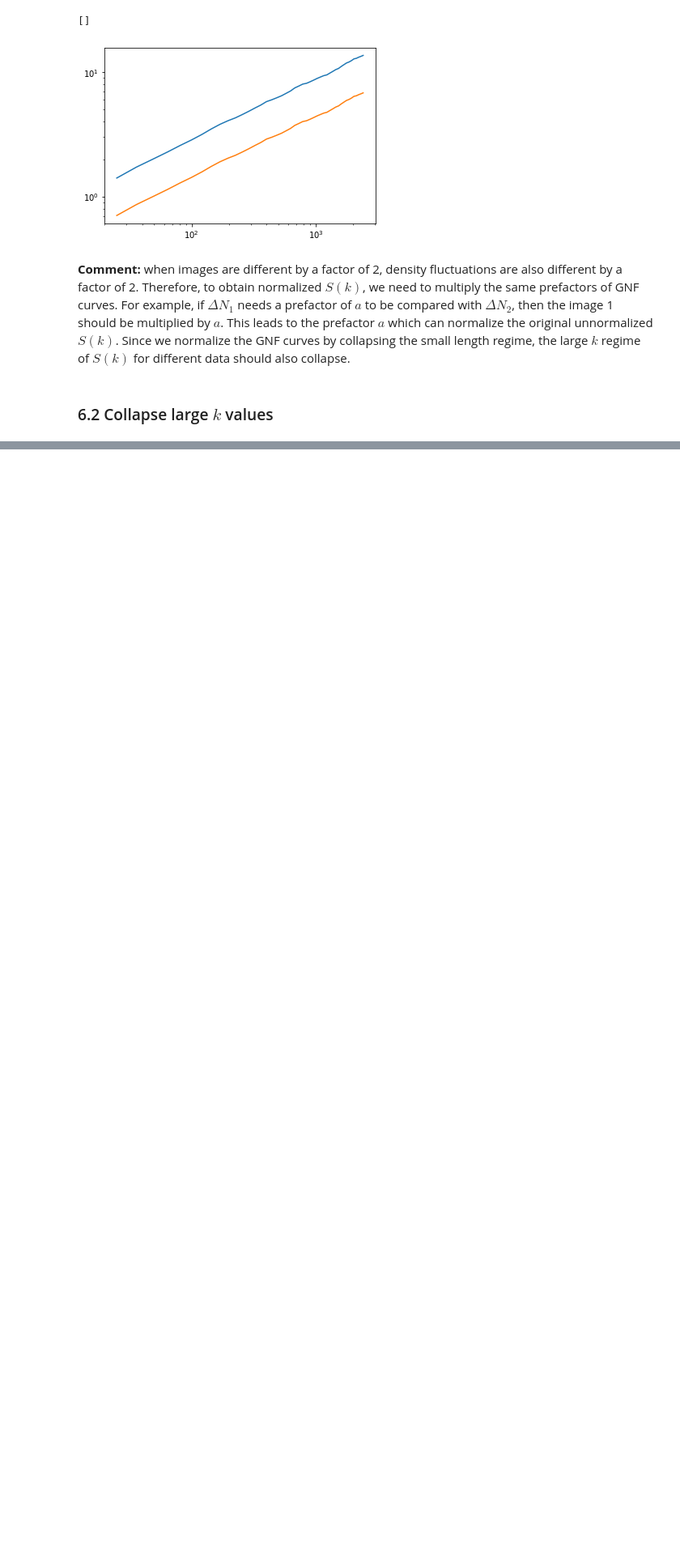
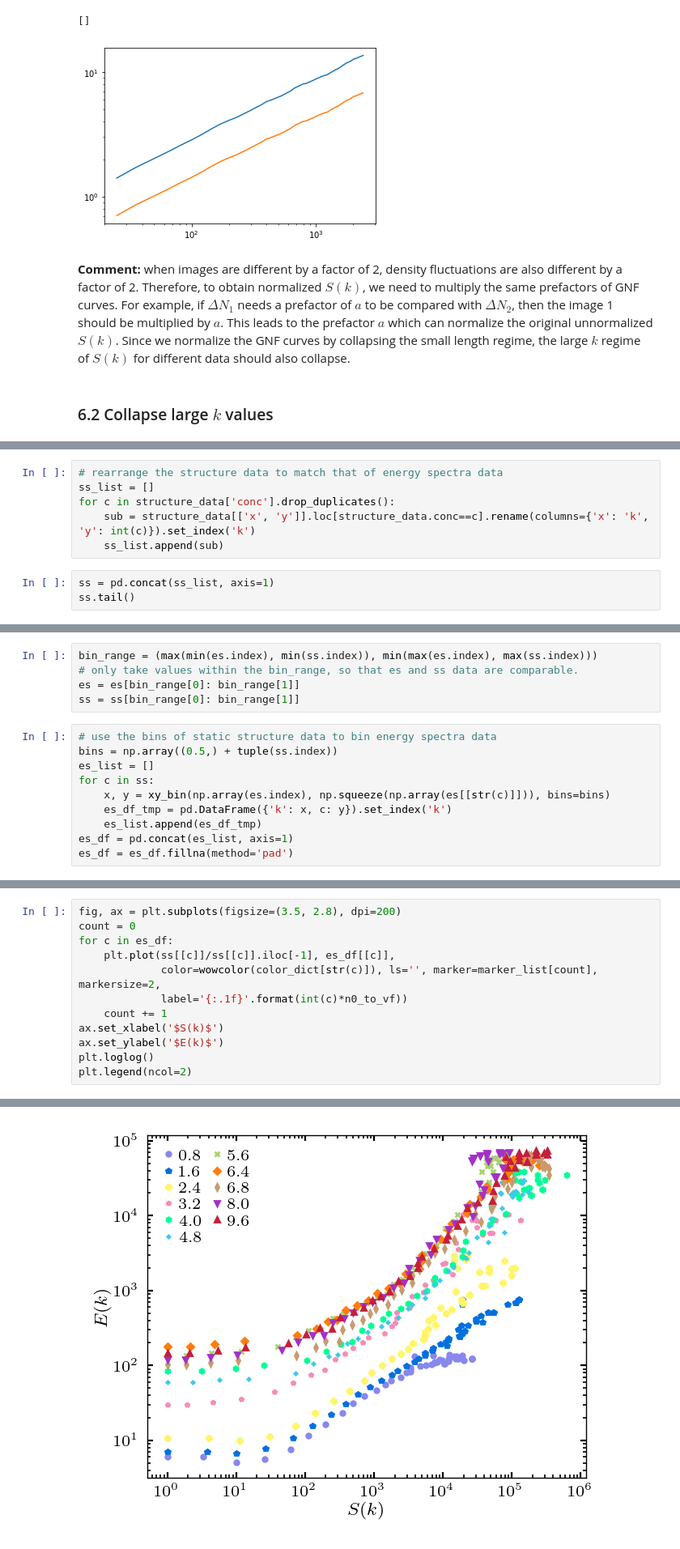
Before and after one commit to ZLoverty/Python, a Jupyter notebook: Correlation/src/fig-5_energy-spectrum.ipynb, the cells around one changed output, grey strips where cells are left out. Shown at 81% size. Drawn from its saved outputs; the diff is of its cells as text; blank space fills up the shorter version.

```diff
--- a/Correlation/src/fig-5_energy-spectrum.ipynb
+++ b/Correlation/src/fig-5_energy-spectrum.ipynb
@@ -917,0 +998,9 @@ plt.loglog()
+# %%
+# rearrange the structure data to match that of energy spectra data
+ss_list = []
+for c in structure_data['conc'].drop_duplicates():
+    sub = structure_data[['x', 'y']].loc[structure_data.conc==c].rename(columns={'x': 'k', 'y': int(c)}).set_index('k')
+    ss_list.append(sub)
+# %%
+ss = pd.concat(ss_list, axis=1)
+ss.tail()
@@ -917,0 +1015,15 @@ plt.loglog()
+# %%
+bin_range = (max(min(es.index), min(ss.index)), min(max(es.index), max(ss.index)))
+# only take values within the bin_range, so that es and ss data are comparable.
+es = es[bin_range[0]: bin_range[1]]
+ss = ss[bin_range[0]: bin_range[1]]
+# %%
+# use the bins of static structure data to bin energy spectra data
+bins = np.array((0.5,) + tuple(ss.index))
+es_list = []
+for c in ss:
+    x, y = xy_bin(np.array(es.index), np.squeeze(np.array(es[[str(c)]])), bins=bins)
+    es_df_tmp = pd.DataFrame({'k': x, c: y}).set_index('k')
+    es_list.append(es_df_tmp)
+es_df = pd.concat(es_list, axis=1)
+es_df = es_df.fillna(method='pad')
@@ -917,0 +1033,13 @@ plt.loglog()
+# %%
+fig, ax = plt.subplots(figsize=(3.5, 2.8), dpi=200)
+count = 0
+for c in es_df:
+    plt.plot(ss[[c]]/ss[[c]].iloc[-1], es_df[[c]],
+             color=wowcolor(color_dict[str(c)]), ls='', marker=marker_list[count], markersize=2,
+             label='{:.1f}'.format(int(c)*n0_to_vf))
+    count += 1
+ax.set_xlabel('$S(k)$')
+ax.set_ylabel('$E(k)$')
+plt.loglog()
+plt.legend(ncol=2)
+# %% [output]
@@ -917,0 +1047 @@ plt.loglog()
+[figure, added]
```
Also changed, not shown: parts of 25 cells of this notebook.
